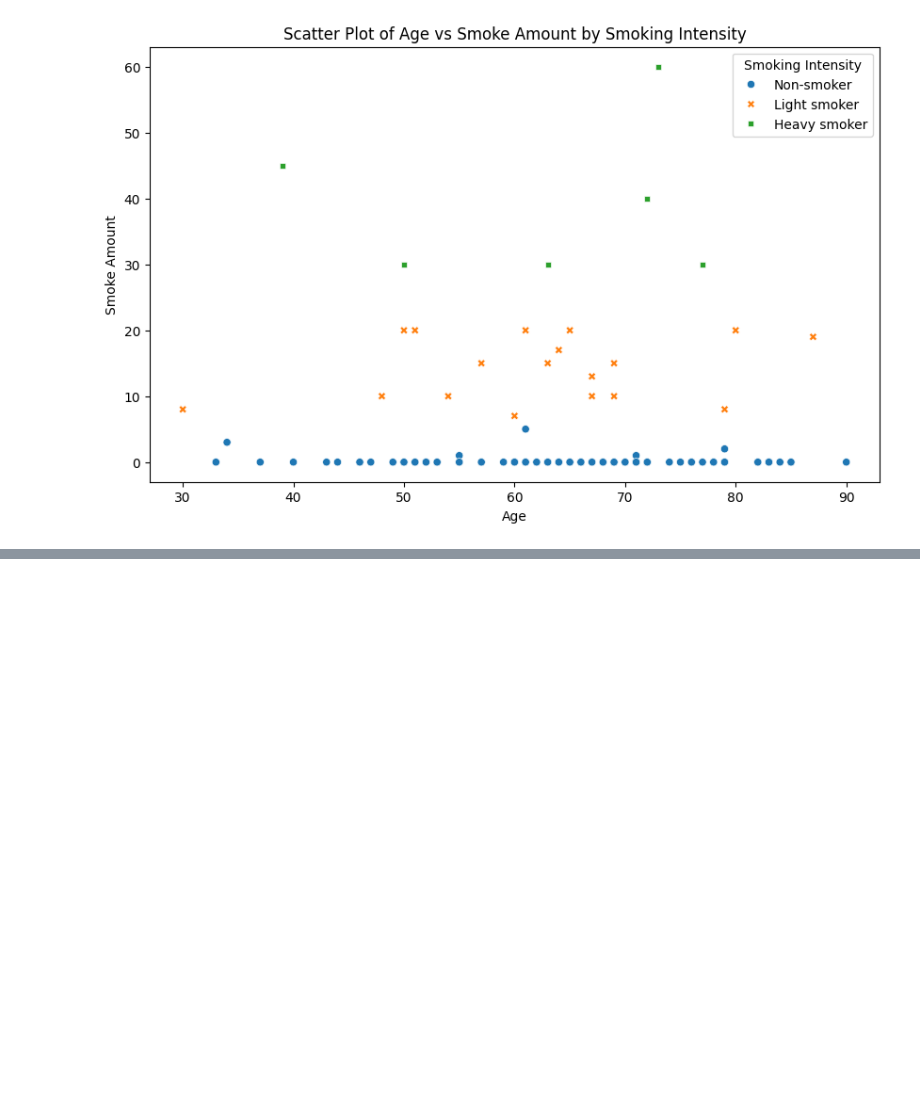
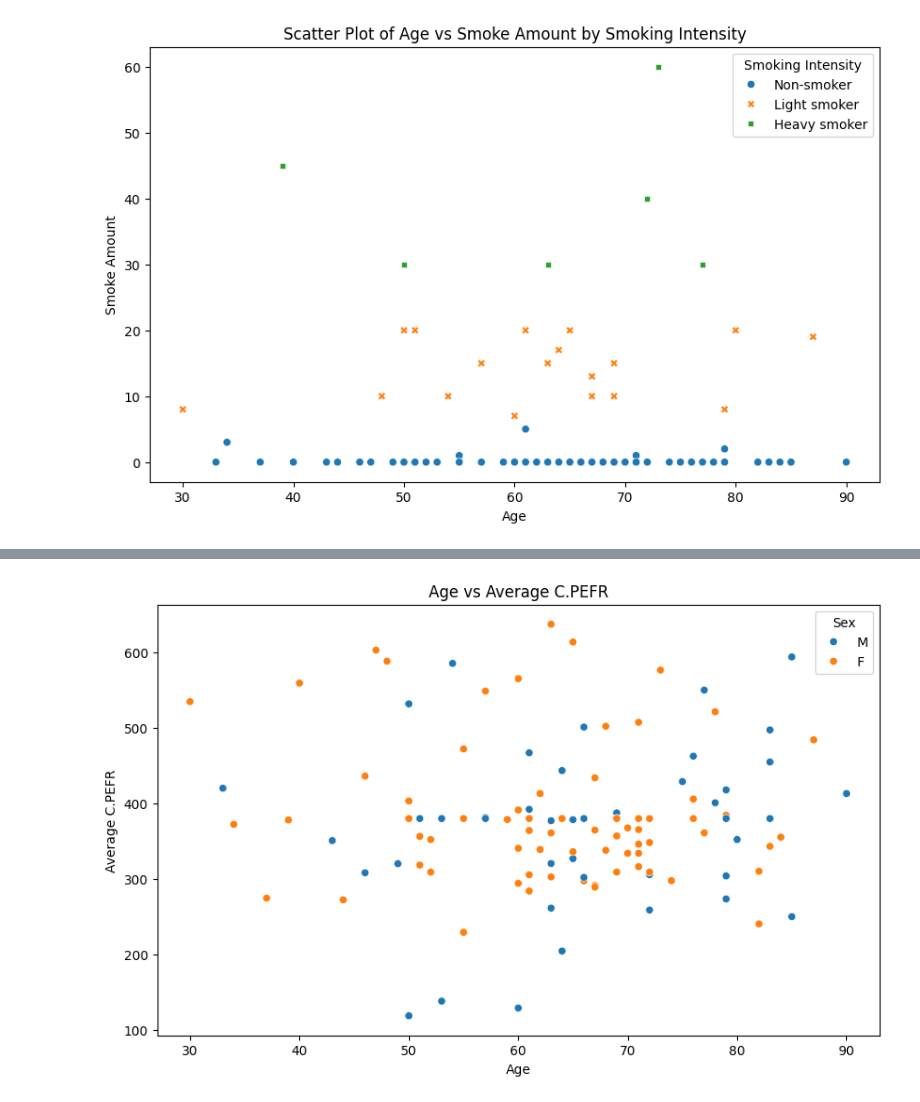
Before and after one commit to Keerthana2001-ops/Data-Science-project, a Jupyter notebook: ExploratoryDataAnalysis.ipynb, the cells around one changed output, grey strips where cells are left out. Saved outputs shown, nothing was run; the diff lists cells and outputs as text; code cells hidden in the pictures; blank space fills up the shorter version.

```diff
--- a/ExploratoryDataAnalysis.ipynb
+++ b/ExploratoryDataAnalysis.ipynb
@@ -815,0 +799,95 @@ plt.show()
+# %%
+import pandas as pd
+import numpy as np
+import matplotlib.pyplot as plt
+import seaborn as sns
+from statsmodels.formula.api import ols
+
+# Assuming df is defined somewhere earlier in the code
+# Convert categorical variables to numeric
+categorical_columns = ['Sex', 'Age_group', 'Smoking_intensity', 'occupation_english']
+
+# 3. Descriptive Analysis
+# Summary statistics
+print(df.describe())
+
+# 4. Visualization
+# Age vs. PEFR
+plt.figure(figsize=(10, 6))
+sns.scatterplot(x='Age', y='Average C.PEFR', hue='Sex', data=df)
+plt.title('Age vs Average C.PEFR')
+plt.xlabel('Age')
+plt.ylabel('Average C.PEFR')
+plt.show()
+
+# Sex vs. PEFR
+plt.figure(figsize=(10, 6))
+sns.boxplot(x='Sex', y='Average C.PEFR', data=df)
+plt.title('Sex vs Average C.PEFR')
+plt.xlabel('Sex')
+plt.ylabel('Average C.PEFR')
+plt.show()
+
+# Smoking Intensity vs. PEFR
+plt.figure(figsize=(10, 6))
+sns.scatterplot(x='Smoking_intensity', y='Average C.PEFR', data=df)
+plt.title('Smoking Intensity vs Average C.PEFR')
+plt.xlabel('Smoking Intensity')
+plt.ylabel('Average C.PEFR')
+plt.show()
+
+# Height, Weight, BMI vs. PEFR
+plt.figure(figsize=(10, 6))
+sns.scatterplot(x='BMI', y='Average C.PEFR', data=df)
+plt.title('BMI vs Average C.PEFR')
+plt.xlabel('BMI')
+plt.ylabel('Average C.PEFR')
+plt.show()
+
+# Altitude vs. PEFR
+plt.figure(figsize=(10, 6))
+sns.boxplot(x='Altitude_Category', y='Average C.PEFR', data=df)
+plt.title('Altitude Category vs Average C.PEFR')
+plt.xlabel('Altitude Category')
+plt.ylabel('Average C.PEFR')
+plt.show()
+
+# 5. Analysis and Mapping with Normal PEFR Values
+# Assuming we have normal PEFR values based on age, gender, etc.
+def calculate_normal_pefr(Age, Sex):
+    # Placeholder function - replace with actual normal PEFR calculation
+    if Sex == 'M':
+        return 500  # Example value
+    else:
+        return 400  # Example value
+
+# Apply normal PEFR calculation
+df['Normal_PEFR'] = df.apply(lambda row: calculate_normal_pefr(row['Age'], row['Sex']), axis=1)
+
+# Calculate difference from normal PEFR
+df['PEFR_Difference'] = df['Average C.PEFR'] - df['Normal_PEFR']
+
+
+
+# 7. Insights
+# Example insights based on data visualization and analysis
+print("Average PEFR for smokers is lower compared to non-smokers.")
+print("Higher altitude locations show lower PEFR values, possibly due to lower oxygen availability.")
+
+# 8. Machine Learning for Prediction (Optional)
+# Linear regression model to predict PEFR
+# Encoding categorical variables for regression
+# Assuming 'Sex' column is binary (M/F) and needs to be converted
+
+df['Sex_Male'] = (df['Sex'] == 'M').astype(int)
+
+model = ols('Q("Average C.PEFR") ~ Age + BMI + Sex_Male + Smoking_intensity', data=df).fit()
+print(model.summary())
+
+# 9. Summary
+# Summarizing the key findings
+print("Key findings:")
+print("- Smoking is associated with lower PEFR values.")
+print("- BMI and Age are significant predictors of PEFR.")
+print("- Location (altitude) has a clear impact on PEFR.")
+# %% [output]
@@ -815,0 +911 @@ plt.show()
+[figure, added]
```
Also changed, not shown: parts of 19 cells of this notebook.
